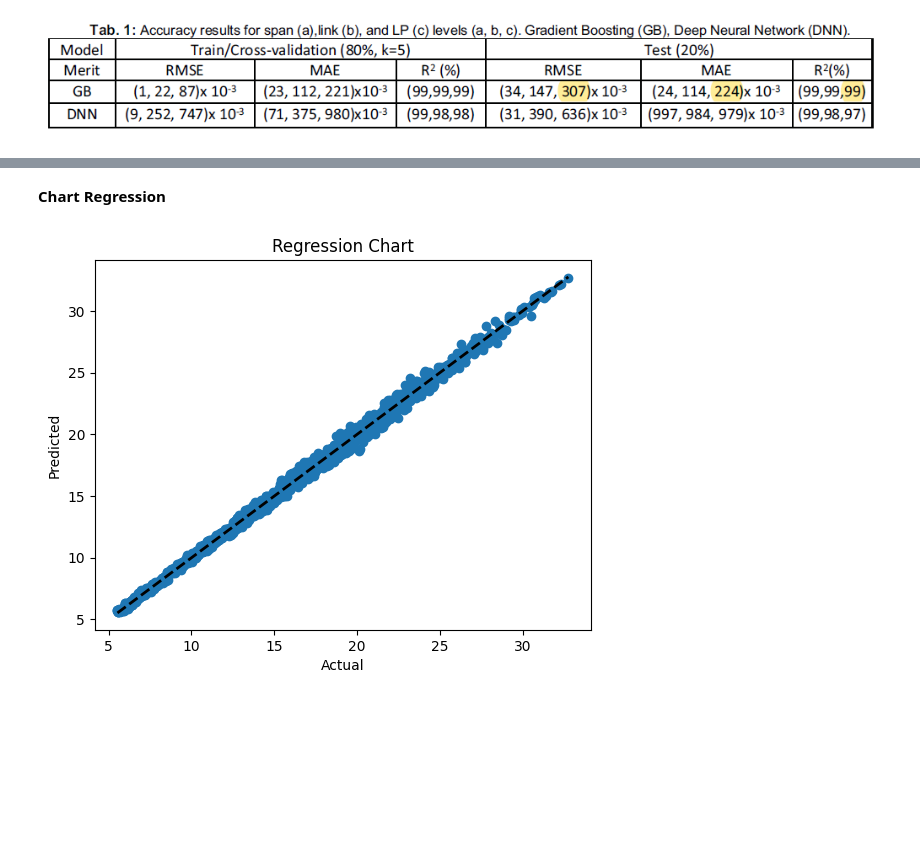
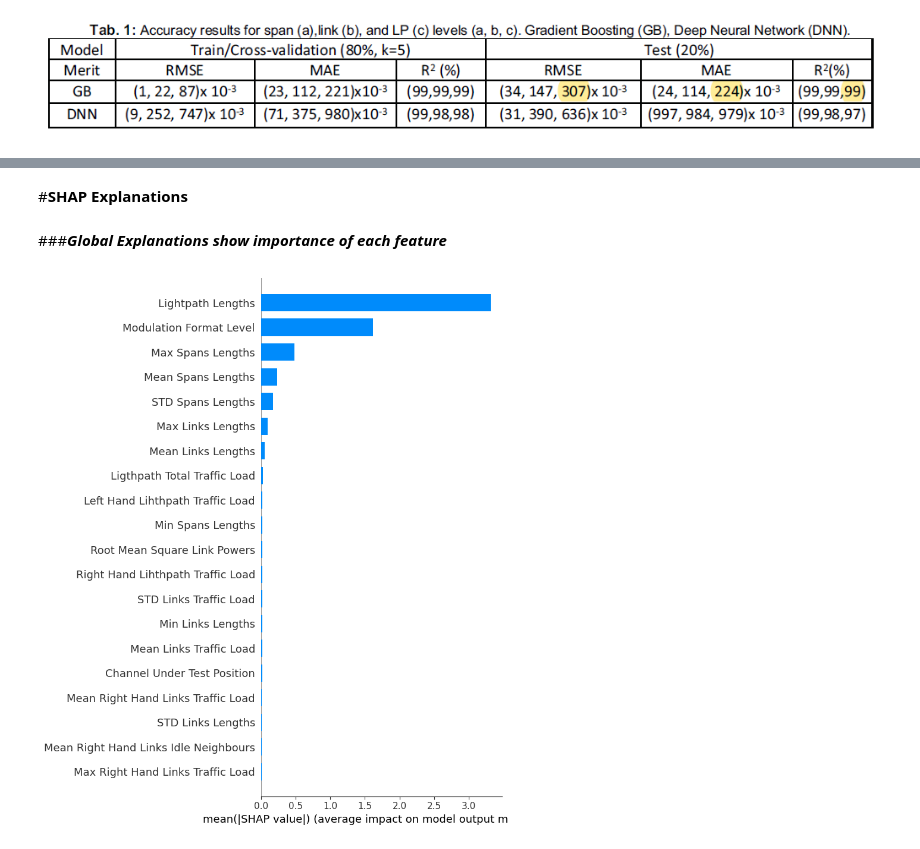
Before and after one commit to husseinfawaz20/QoT, a Jupyter notebook: QoT_Regression_Samples.ipynb, the cells around one changed output, grey strips where cells are left out. Drawn from its saved outputs; the diff is of its cells as text; code cells hidden in the pictures; blank space fills up the shorter version.

```diff
--- a/QoT_Regression_Samples.ipynb
+++ b/QoT_Regression_Samples.ipynb
@@ -99,7 +189,0 @@ def getResults(y_test,y_pred,index):
-# %%
-scaler = StandardScaler()
-scaler.fit(X_train)
-train_scaled = scaler.transform(X_train)
-test_scaled = scaler.transform(X_test)
-X_train = pd.DataFrame(train_scaled, columns = X_train.columns)
-X_test = pd.DataFrame(test_scaled, columns = X_test.columns)
@@ -273,15 +566,12 @@ df.iloc[:,-4:]
-# %% [markdown]
-**Chart Regression**
-# %%
-def chart_regression(y_test, y_pred):
-    fig, ax = plt.subplots()
-    ax.scatter(y_test, y_pred)
-    ax.plot([y_test.min(), y_test.max()], [y_test.min(), y_test.max()], 'k--', lw=2)
-    ax.set_xlabel('Actual')
-    ax.set_ylabel('Predicted')
-    ax.set_title('Regression Chart')
-    plt.show()
-
-chart_regression(y_test,y_pred.flatten())
-# %% [output]
-[figure, removed]
+# %% [markdown]
+#**SHAP Explanations**
+# %%
+explainer = shap.TreeExplainer(xgb)
+shap_values = explainer.shap_values(X_test)
+# shap_interaction_values = shap.TreeExplainer(xgb).shap_interaction_values(X_test)
+# %% [markdown]
+###***Global Explanations show importance of each feature***
+# %%
+shap.summary_plot(shap_values, X_test, plot_type="bar")
+# %% [output]
+[figure, added]
```
Also changed, not shown: parts of 92 cells of this notebook.
